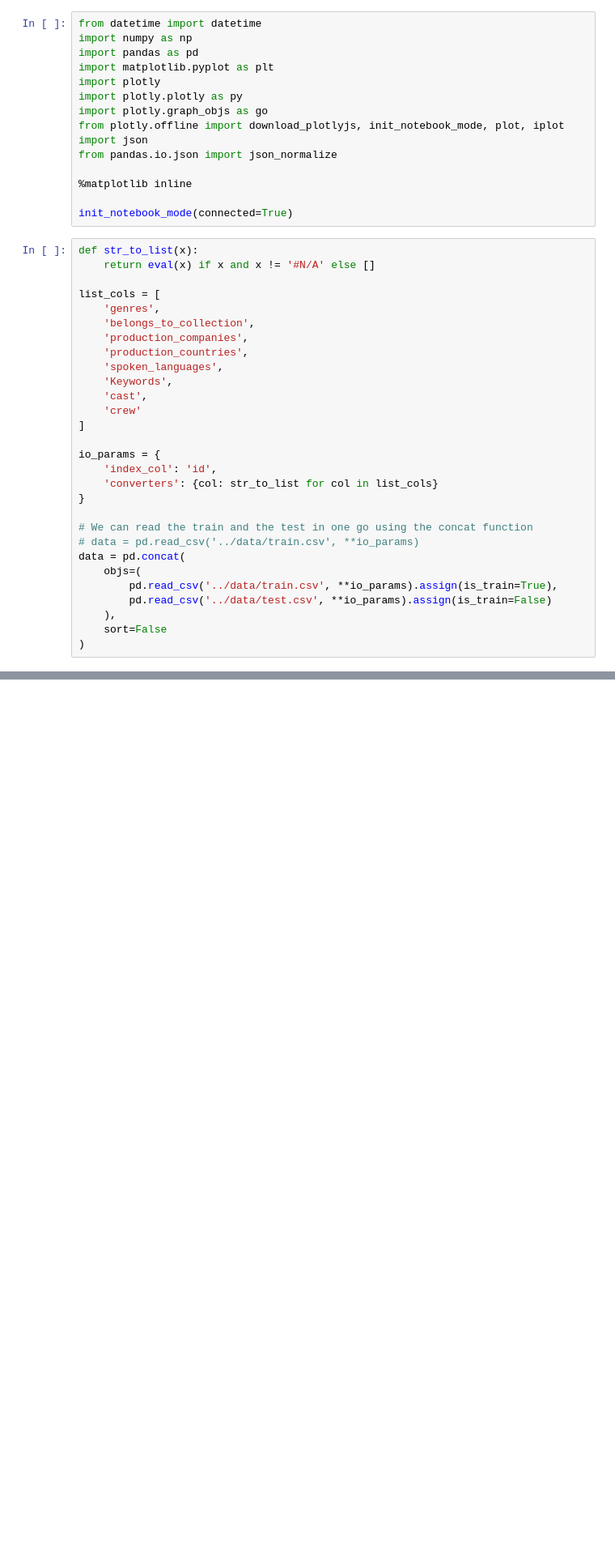
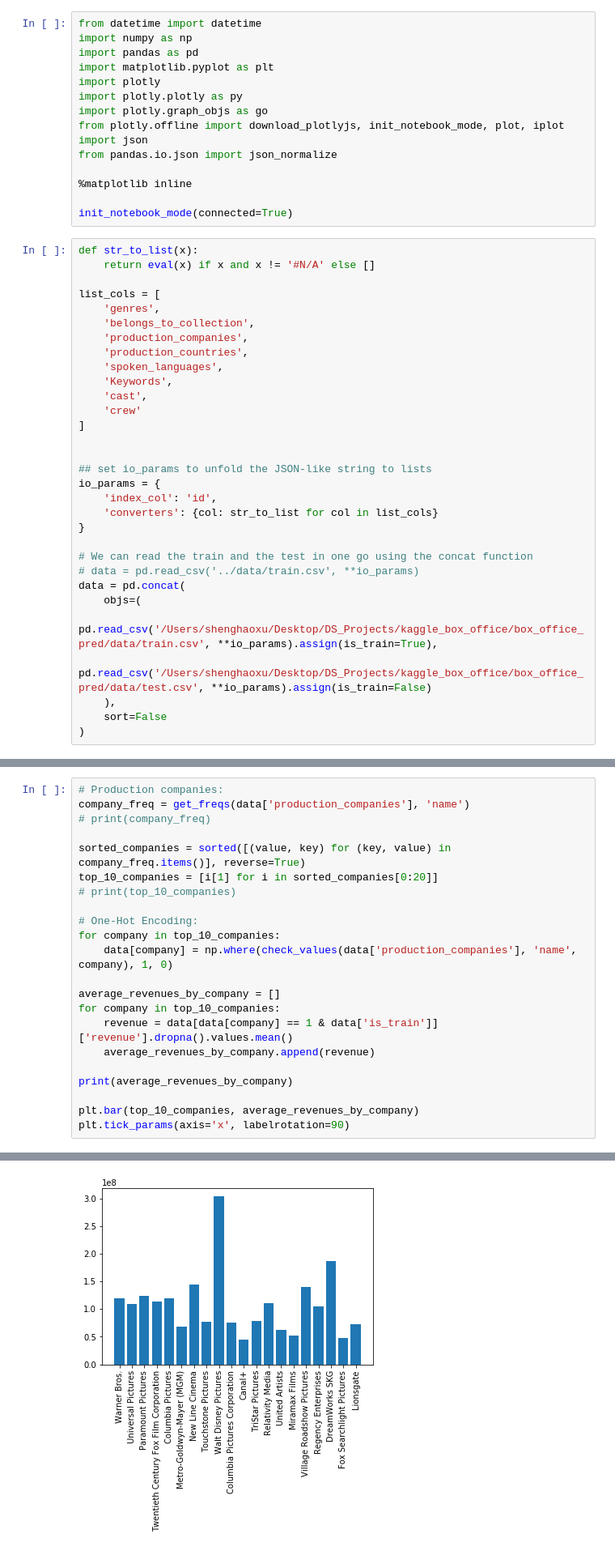
Before and after one commit to AmazingSean/kaggle_box_office, a Jupyter notebook: box_office_pred/src/src.ipynb, the cells around one changed output, grey strips where cells are left out. Shown at 81% size. Saved outputs shown, nothing was run; the diff lists cells and outputs as text; blank space fills up the shorter version.

```diff
--- a/box_office_pred/src/src.ipynb
+++ b/box_office_pred/src/src.ipynb
@@ -28,6 +28,8 @@ list_cols = [
     'crew'
 ]
 
+
+## set io_params to unfold the JSON-like string to lists
 io_params = {
     'index_col': 'id',
     'converters': {col: str_to_list for col in list_cols}
@@ -37,8 +39,8 @@ io_params = {
 # data = pd.read_csv('../data/train.csv', **io_params)
 data = pd.concat(
     objs=(
-        pd.read_csv('../data/train.csv', **io_params).assign(is_train=True),
-        pd.read_csv('../data/test.csv', **io_params).assign(is_train=False)
+        pd.read_csv('/Users/shenghaoxu/Desktop/DS_Projects/kaggle_box_office/box_office_pred/data/train.csv', **io_params).assign(is_train=True),
+        pd.read_csv('/Users/shenghaoxu/Desktop/DS_Projects/kaggle_box_office/box_office_pred/data/test.csv', **io_params).assign(is_train=False)
     ),
     sort=False
 )
@@ -44,0 +192,23 @@ data = pd.concat(
+# %%
+# Production companies:
+company_freq = get_freqs(data['production_companies'], 'name')
+# print(company_freq)
+
+sorted_companies = sorted([(value, key) for (key, value) in company_freq.items()], reverse=True)
+top_10_companies = [i[1] for i in sorted_companies[0:20]]
+# print(top_10_companies)
+
+# One-Hot Encoding:
+for company in top_10_companies:
+    data[company] = np.where(check_values(data['production_companies'], 'name', company), 1, 0)
+
+average_revenues_by_company = []
+for company in top_10_companies:
+    revenue = data[data[company] == 1 & data['is_train']]['revenue'].dropna().values.mean()
+    average_revenues_by_company.append(revenue)
+
+print(average_revenues_by_company)
+
+plt.bar(top_10_companies, average_revenues_by_company)
+plt.tick_params(axis='x', labelrotation=90)
+# %% [output]
@@ -44,0 +216 @@ data = pd.concat(
+[figure, added]
```
Also changed, not shown: parts of 20 cells of this notebook.
